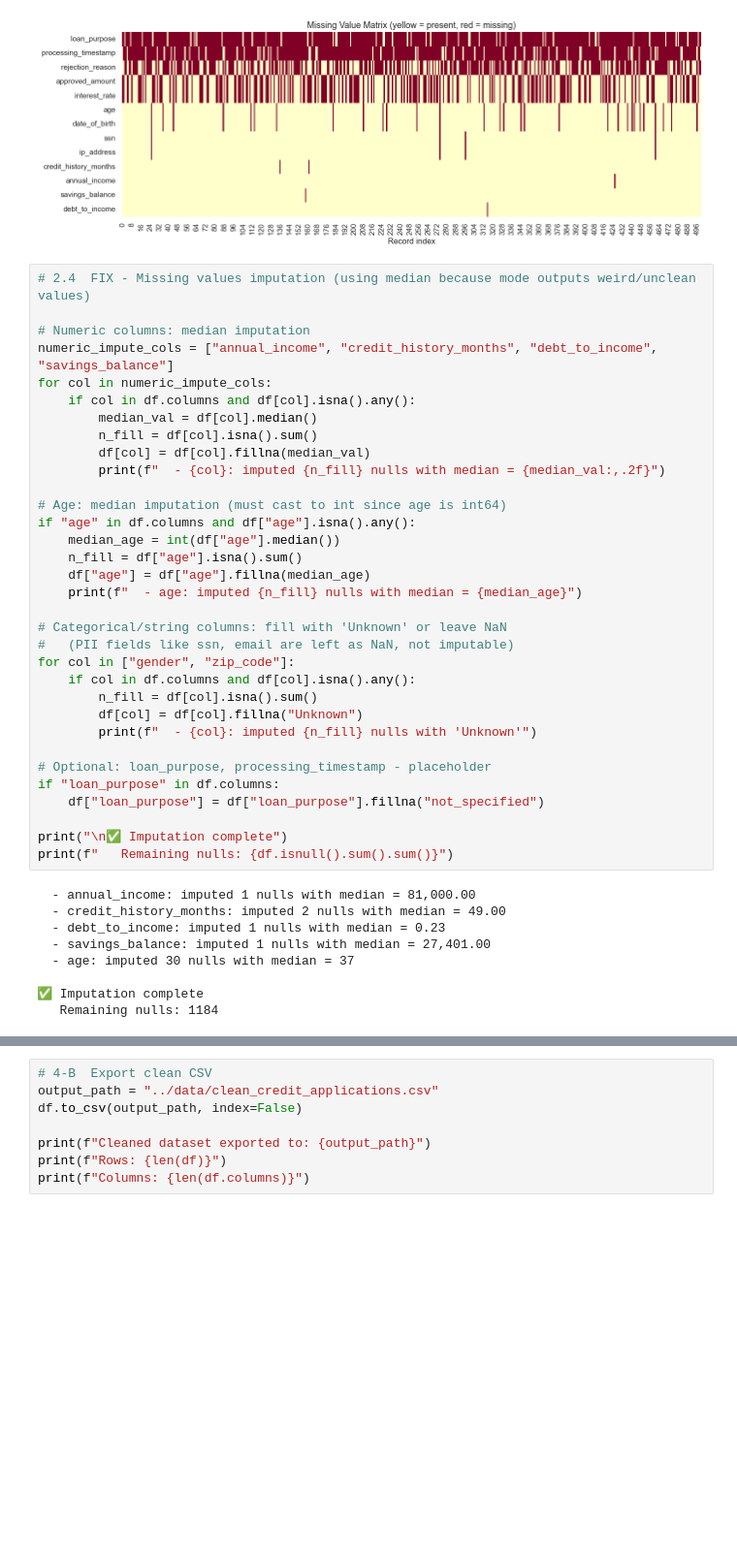
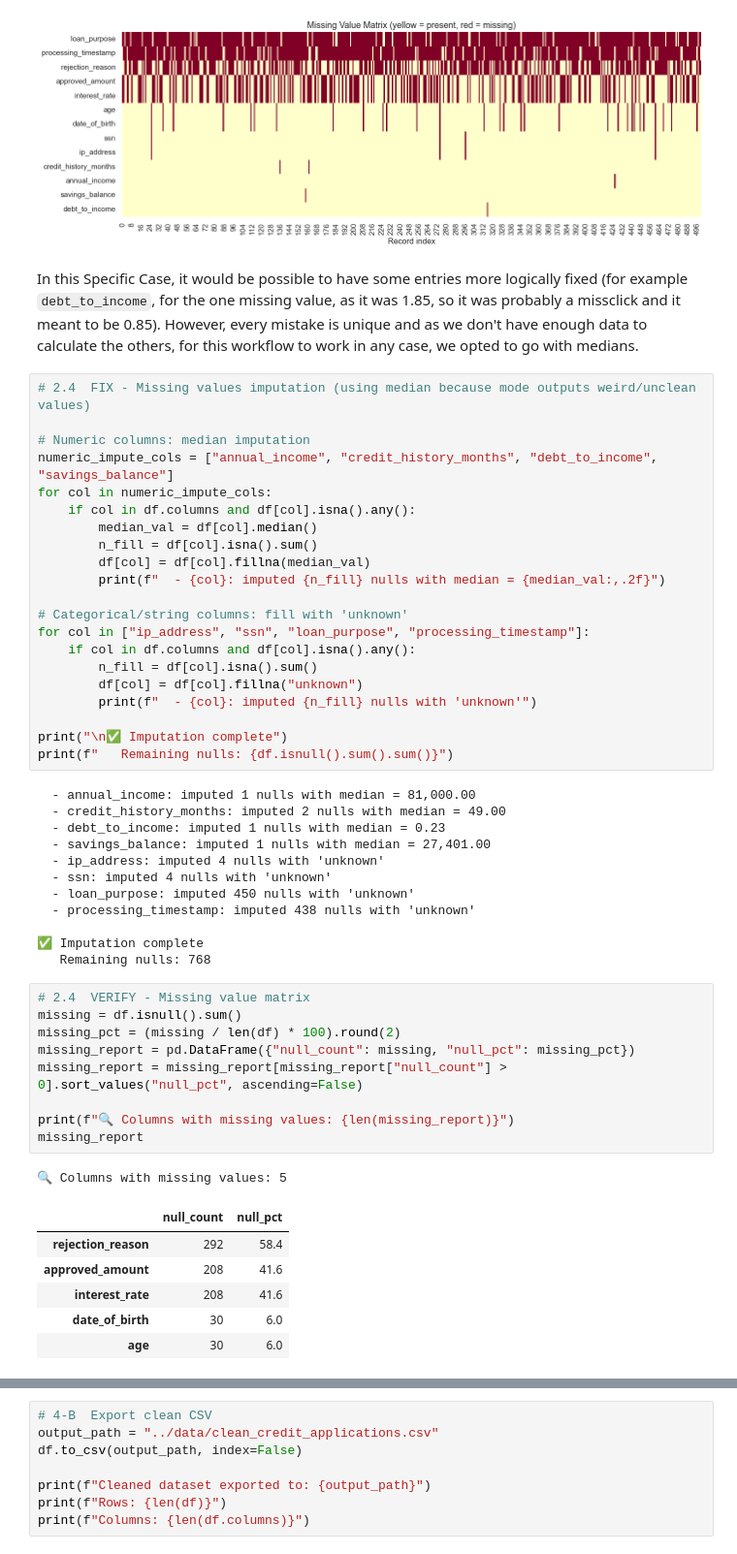
Before and after one commit to leobbaroni/Team13_DEGO_Repo, a Jupyter notebook: notebooks/01-data-quality.ipynb, the cells around one changed output, grey strips where cells are left out. Shown at 97% size. Saved outputs shown, nothing was run; the diff lists cells and outputs as text; blank space fills up the shorter version.

```diff
--- a/notebooks/01-data-quality.ipynb
+++ b/notebooks/01-data-quality.ipynb
@@ -468,6 +473,8 @@ else:
     print("No missing values")
 # %% [output]
 [figure]
+# %% [markdown]
+In this Specific Case, it would be possible to have some entries more logically fixed (for example `debt_to_income`, for the one missing value, as it was 1.85, so it was probably a missclick and it meant to be 0.85). However, every mistake is unique and as we don't have enough data to calculate the others, for this workflow to work in any case, we opted to go with medians.
 # %%
 # 2.4  FIX - Missing values imputation (using median because mode outputs weird/unclean values)
 
@@ -480,24 +487,12 @@ for col in numeric_impute_cols:
         df[col] = df[col].fillna(median_val)
         print(f"  - {col}: imputed {n_fill} nulls with median = {median_val:,.2f}")
 
-# Age: median imputation (must cast to int since age is int64)
-if "age" in df.columns and df["age"].isna().any():
-    median_age = int(df["age"].median())
-    n_fill = df["age"].isna().sum()
-    df["age"] = df["age"].fillna(median_age)
-    print(f"  - age: imputed {n_fill} nulls with median = {median_age}")
-
-# Categorical/string columns: fill with 'Unknown' or leave NaN
-#   (PII fields like ssn, email are left as NaN, not imputable)
-for col in ["gender", "zip_code"]:
+# Categorical/string columns: fill with 'unknown'
+for col in ["ip_address", "ssn", "loan_purpose", "processing_timestamp"]:
     if col in df.columns and df[col].isna().any():
         n_fill = df[col].isna().sum()
-        df[col] = df[col].fillna("Unknown")
-        print(f"  - {col}: imputed {n_fill} nulls with 'Unknown'")
-
-# Optional: loan_purpose, processing_timestamp - placeholder
-if "loan_purpose" in df.columns:
-    df["loan_purpose"] = df["loan_purpose"].fillna("not_specified")
+        df[col] = df[col].fillna("unknown")
+        print(f"  - {col}: imputed {n_fill} nulls with 'unknown'")
 
 print("\n✅ Imputation complete")
 print(f"   Remaining nulls: {df.isnull().sum().sum()}")
@@ -506,10 +501,30 @@ print(f"   Remaining nulls: {df.isnull().sum().sum()}")
   - credit_history_months: imputed 2 nulls with median = 49.00
   - debt_to_income: imputed 1 nulls with median = 0.23
   - savings_balance: imputed 1 nulls with median = 27,401.00
-  - age: imputed 30 nulls with median = 37
+  - ip_address: imputed 4 nulls with 'unknown'
+  - ssn: imputed 4 nulls with 'unknown'
+  - loan_purpose: imputed 450 nulls with 'unknown'
+  - processing_timestamp: imputed 438 nulls with 'unknown'
 
 ✅ Imputation complete
-   Remaining nulls: 1184
+   Remaining nulls: 768
+# %%
+# 2.4  VERIFY - Missing value matrix
+missing = df.isnull().sum()
+missing_pct = (missing / len(df) * 100).round(2)
+missing_report = pd.DataFrame({"null_count": missing, "null_pct": missing_pct})
+missing_report = missing_report[missing_report["null_count"] > 0].sort_values("null_pct", ascending=False)
+
+print(f"🔍 Columns with missing values: {len(missing_report)}")
+missing_report
+# %% [output]
+🔍 Columns with missing values: 5
+|  | null_count | null_pct |
+| rejection_reason | 292 | 58.4 |
+| approved_amount | 208 | 41.6 |
+| interest_rate | 208 | 41.6 |
+| date_of_birth | 30 | 6.0 |
+| age | 30 | 6.0 |
 # %% [markdown]
 ---
 
```
Also changed, not shown: parts of 11 cells of this notebook.
